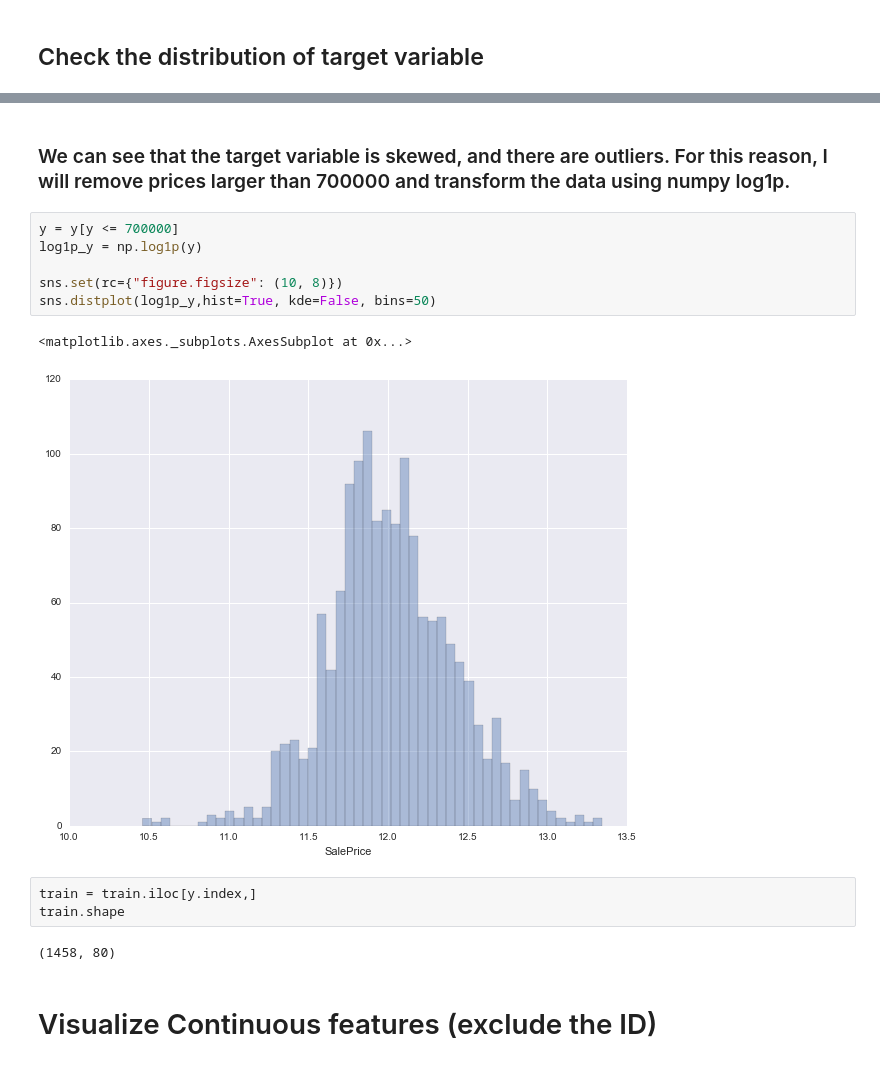
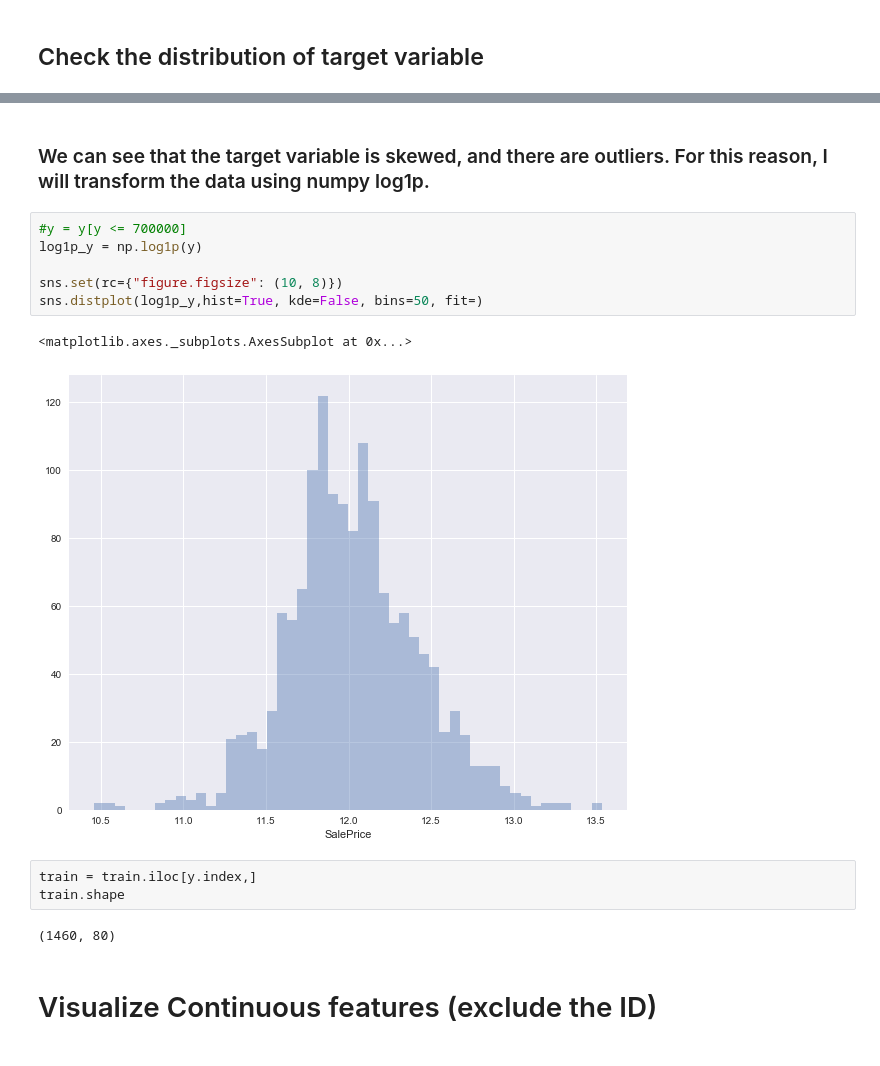
Before and after one commit to jhli973/machine-learning, a Jupyter notebook: projects/capstone/houseprice/predict.ipynb, the cells around one changed output, grey strips where cells are left out. Drawn from its saved outputs; the diff is of its cells as text.

```diff
--- a/projects/capstone/houseprice/predict.ipynb
+++ b/projects/capstone/houseprice/predict.ipynb
@@ -248,19 +245,19 @@ sns.distplot(y,hist=True, kde=False, bins=50)
 # %% [markdown]
-### We can see that the target variable is skewed, and there are outliers. For this reason, I will remove prices larger than 700000 and transform the data using numpy log1p.
+### We can see that the target variable is skewed, and there are outliers. For this reason, I will transform the data using numpy log1p.
 # %%
-y = y[y <= 700000]
+#y = y[y <= 700000]
 log1p_y = np.log1p(y)
 
 sns.set(rc={"figure.figsize": (10, 8)})
-sns.distplot(log1p_y,hist=True, kde=False, bins=50)
+sns.distplot(log1p_y,hist=True, kde=False, bins=50, fit=)
 # %% [output]
 <matplotlib.axes._subplots.AxesSubplot at 0x...>
-[figure, old version]
+[figure, new version]
 # %%
 train = train.iloc[y.index,]
 train.shape
 # %% [output]
-(1458, 80)
+(1460, 80)
 # %% [markdown]
 # Visualize Continuous features (exclude the ID)
 # %%
```
Also changed, not shown: parts of 22 cells of this notebook.
